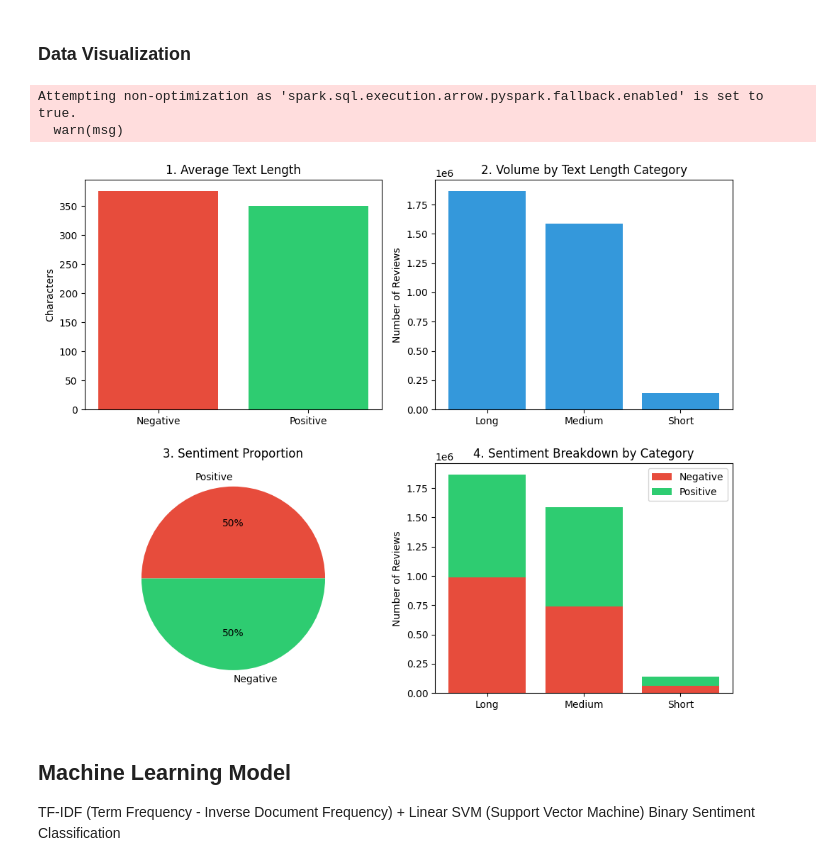
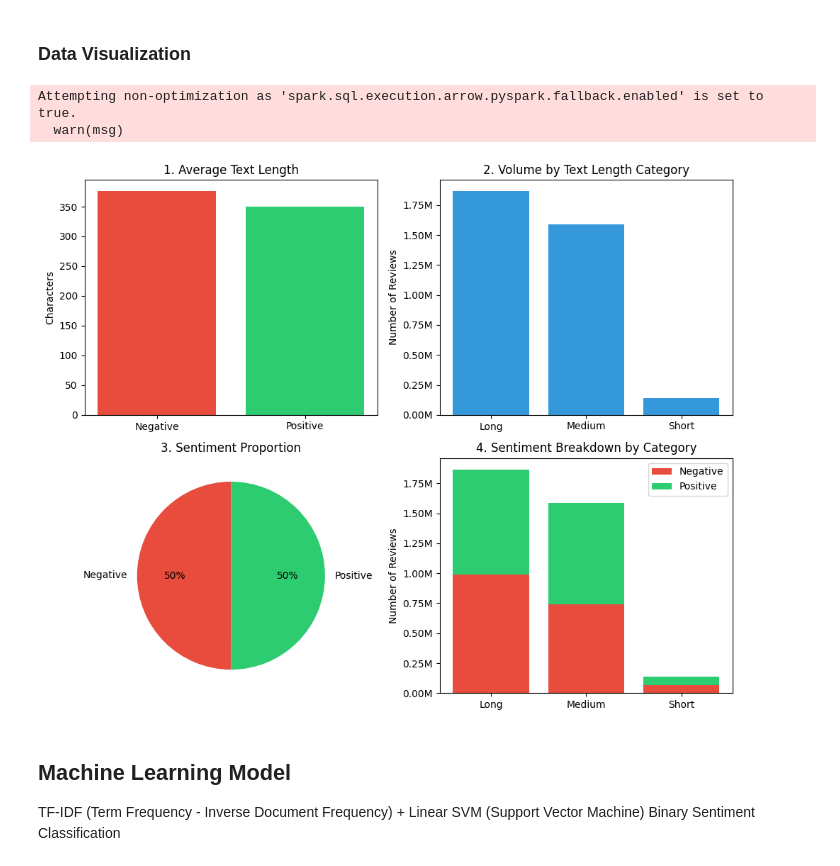
Before and after one commit to Admltfr/amazon-reviews-polarity, a Jupyter notebook: main.ipynb, the cells around one changed output. Cells and saved outputs as stored; diff of their text form; code cells hidden in the pictures.

Commit message:
fix(model): fix EDA visualization

```diff
--- a/main.ipynb
+++ b/main.ipynb
@@ -285,6 +286,7 @@ pdf = df_train_feat.select(
 ).toPandas()
 
 fig, axes = plt.subplots(2, 2, figsize=(10, 8))
+million_fmt = ticker.FuncFormatter(lambda x, pos: f"{x*1e-6:.2f}M")
 
 df_train_avg = pdf.groupby("sentiment")["text_length"].mean()
 axes[0, 0].bar(
@@ -297,39 +299,42 @@ df_train_cat = pdf["length_category"].value_counts()
 axes[0, 1].bar(df_train_cat.index, df_train_cat.values, color="#3498db")
 axes[0, 1].set_title("2. Volume by Text Length Category")
 axes[0, 1].set_ylabel("Number of Reviews")
+axes[0, 1].yaxis.set_major_formatter(million_fmt)
 
-df_train_sent = pdf["sentiment"].value_counts()
+df_train_sent = pdf["sentiment"].value_counts().sort_index()
 axes[1, 0].pie(
     df_train_sent.values,
     labels=df_train_sent.index,
     autopct="%1.0f%%",
     colors=["#e74c3c", "#2ecc71"],
+    startangle=90,
 )
 axes[1, 0].set_title("3. Sentiment Proportion")
 
 df_pivot = (
     pdf.groupby(["length_category", "sentiment"]).size().unstack().fillna(0)
 )
 axes[1, 1].bar(
     df_pivot.index, df_pivot["Negative"], label="Negative", color="#e74c3c"
 )
 axes[1, 1].bar(
     df_pivot.index,
     df_pivot["Positive"],
     bottom=df_pivot["Negative"],
     label="Positive",
     color="#2ecc71",
 )
 axes[1, 1].set_title("4. Sentiment Breakdown by Category")
 axes[1, 1].set_ylabel("Number of Reviews")
+axes[1, 1].yaxis.set_major_formatter(million_fmt)
 axes[1, 1].legend()
 
 plt.tight_layout()
 plt.show()
 # %% [output]
 Attempting non-optimization as 'spark.sql.execution.arrow.pyspark.fallback.enabled' is set to true.
   warn(msg)
-[figure, old version]
+[figure, new version]
 # %% [markdown]
 ## Machine Learning Model
 
```
Also changed, not shown: parts of 1 cell of this notebook, 1 other file.
